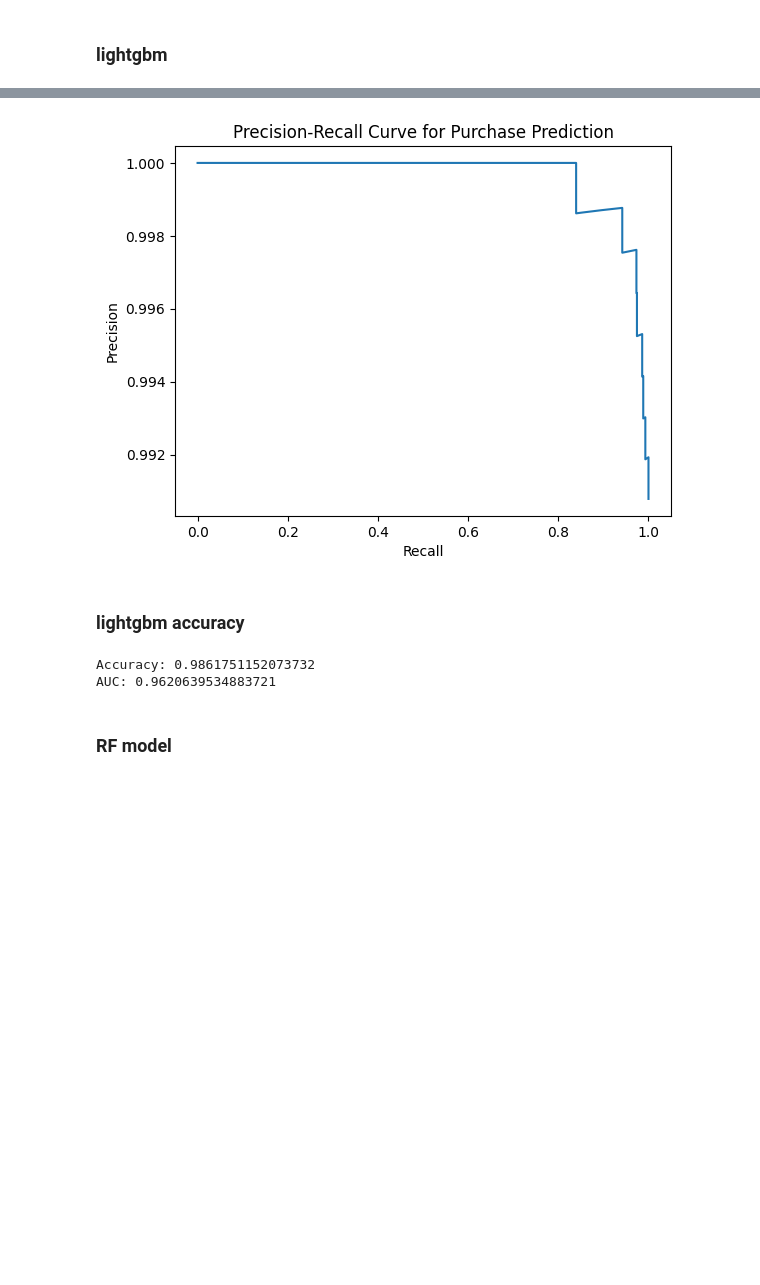
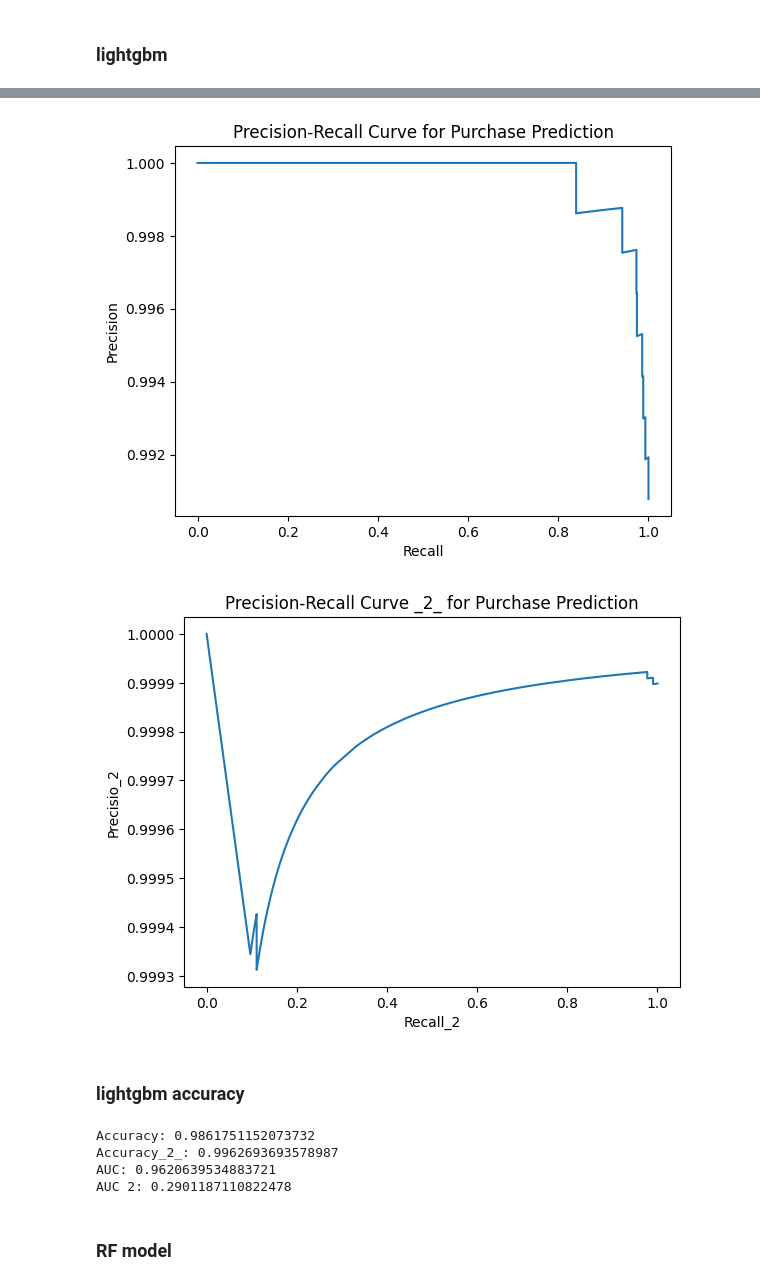
Before and after one commit to ZeyadArafat/Customer-Value-Prediction-Segmentation, a Jupyter notebook: superviesd_ml/supervised.ipynb, the cells around one changed output, grey strips where cells are left out. Saved outputs shown, nothing was run; the diff lists cells and outputs as text; code cells hidden in the pictures; blank space fills up the shorter version.

Commit message:
make supervised model to the another ver of data

```diff
--- a/superviesd_ml/supervised.ipynb
+++ b/superviesd_ml/supervised.ipynb
@@ -81,7 +81,12 @@ from sklearn.metrics import precision_recall_curve, roc_auc_score
 ### lightgbm
 # %%
 X_train, X_test, y_train, y_test = train_test_split(X_classification, y_classification, test_size=0.2, random_state=42)
+
+X2_train, X2_test, y2_train, y2_test = train_test_split(X2_classification, y2_classification, test_size=0.2, random_state=42)
 # %%
 model_lgb = lgb.LGBMClassifier(objective='binary', num_leaves=31, learning_rate=0.05, n_estimators=100)
+model2_lgb = lgb.LGBMClassifier(objective='binary', num_leaves=31, learning_rate=0.05, n_estimators=100)
+
 model_lgb.fit(X_train, y_train, categorical_feature=['StockCode', 'Country'])
+model2_lgb.fit(X2_train, y2_train, categorical_feature=['StockCode', 'Country'])
 # %% [output]
@@ -98,26 +114,45 @@ LGBMClassifier(learning_rate=0.05, objective='binary')
 # %%
 y_pred_proba = model_lgb.predict_proba(X_test)[:, 1]
 
+y2_pred_proba = model2_lgb.predict_proba(X2_test)[:, 1]
+
 precision, recall, _ = precision_recall_curve(y_test, y_pred_proba)
+precision2, recall2, _ = precision_recall_curve(y2_test, y2_pred_proba)
 
 plt.plot(recall, precision)
 plt.xlabel('Recall')
 plt.ylabel('Precision')
 plt.title('Precision-Recall Curve for Purchase Prediction')
 plt.show()
+
+plt.plot(recall2, precision2)
+plt.xlabel('Recall_2')
+plt.ylabel('Precisio_2')
+plt.title('Precision-Recall Curve _2_ for Purchase Prediction')
+plt.show()
 # %% [output]
 [figure]
+[figure, added]
 # %% [markdown]
 ###  lightgbm accuracy
 # %%
 accuracy = accuracy_score(y_test, model_lgb.predict(X_test))
+
+accuracy2 = accuracy_score(y2_test, model2_lgb.predict(X2_test))
+
 print(f"Accuracy: {accuracy}")
+print(f"Accuracy_2_: {accuracy2}")
 
 auc = roc_auc_score(y_test, y_pred_proba)
 print(f"AUC: {auc}")
+
+auc2 = roc_auc_score(y2_test, y2_pred_proba)
+print(f"AUC 2: {auc2}")
 # %% [output]
 Accuracy: 0.9861751152073732
+Accuracy_2_: 0.9962693693578987
 AUC: 0.9620639534883721
+AUC 2: 0.2901187110822478
 # %% [markdown]
 ### RF model
 # %%
```
Also changed, not shown: parts of 7 cells of this notebook.
